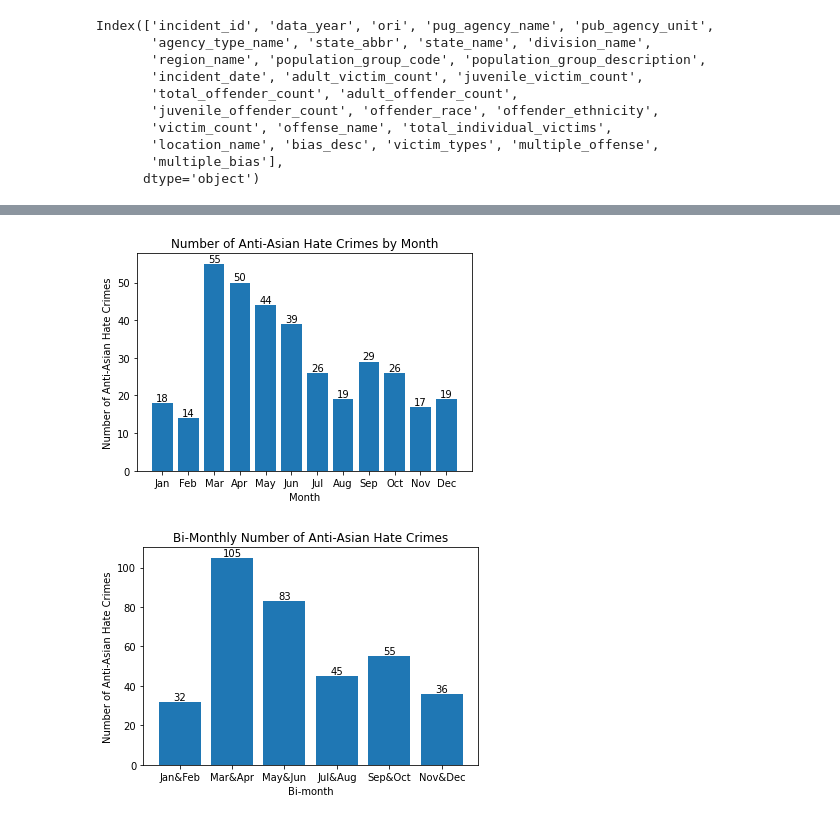
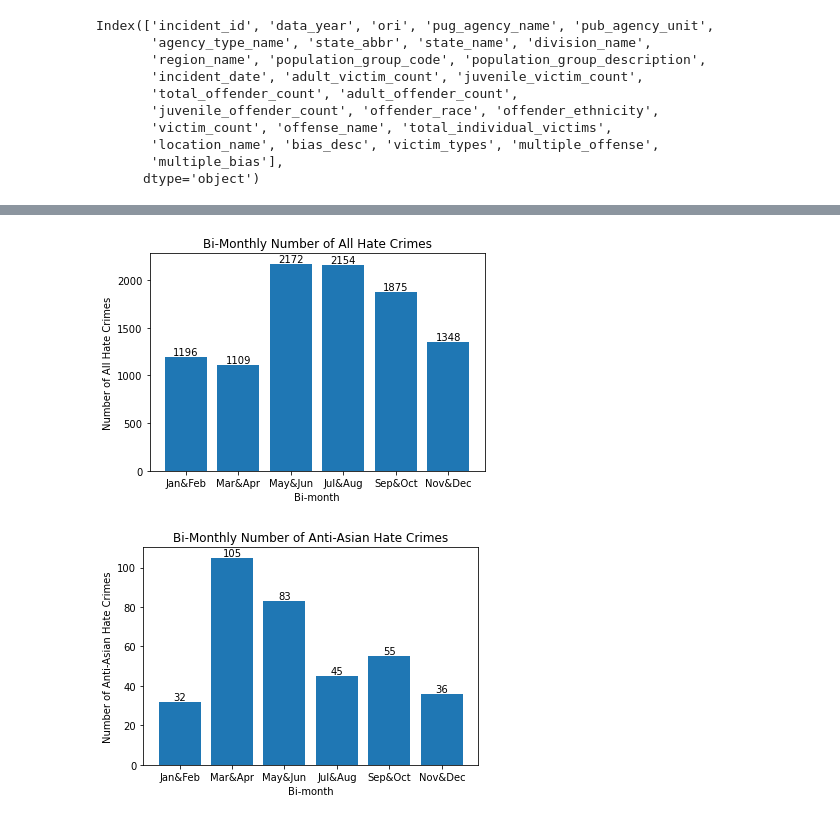
Before and after one commit to macs30200-s23/replication-materials-yuzhouw313, a Jupyter notebook: FBI_hatecrime/crime_analysis.ipynb, the cells around one changed output, grey strips where cells are left out. Saved outputs shown, nothing was run; the diff lists cells and outputs as text; code cells hidden in the pictures.

Commit message:
changes in FBI crime analysis

```diff
--- a/FBI_hatecrime/crime_analysis.ipynb
+++ b/FBI_hatecrime/crime_analysis.ipynb
@@ -150,3 +173,0 @@ df
-# %%
-df.index = pd.to_datetime(df.index)
-type(df.index[0])
@@ -187,0 +230,5 @@ Total 356
+# %%
+# Monthly incidents of anti-Asian hate crimes
+jan_a, feb_a, mar_a, apr_a, may_a, jun_a, jul_a, aug_a, sep_a, oct_a, nov_a, dec_a = monthly_count(df_asian)
+total_a = jan_a+feb_a+mar_a+apr_a+may_a+jun_a+jul_a+aug_a+sep_a+oct_a+nov_a+dec_a
+print("Total number of anti-Asian hate crimes = ", total_a)
@@ -187,0 +237,9 @@ Total 356
+# %%
+plt.figure(figsize=(10, 6))
+crime_num_a = [jan_a, feb_a, mar_a, apr_a, may_a, jun_a, jul_a, aug_a, sep_a, oct_a, nov_a, dec_a]
+
+plt.plot(months, crime_num_a)
+plt.title("Anti-Asian hate crime incidents on Monthly Basis")
+plt.xlabel("Date")
+plt.ylabel("Count")
+plt.show()
@@ -187,0 +277,11 @@ Total 356
+# %%
+plt.bar(months, crime_num_a)
+
+plt.title('Number of Anti-Asian Hate Crimes by Month')
+plt.xlabel('Month')
+plt.ylabel('Number of Anti-Asian Hate Crimes')
+
+for i in range(len(crime_num_a)):
+    plt.text(i, crime_num_a[i], crime_num_a[i], ha='center', va='bottom')
+
+plt.show()
@@ -188,16 +290,16 @@ Total 356
 # %%
-crime_num = [jan, feb, mar, apr, may, jun, jul, aug, sep, oct, nov, dec]
-months = ['Jan', 'Feb', 'Mar', 'Apr', 'May', 'Jun', 'Jul', 'Aug', 'Sep', 'Oct', 'Nov', 'Dec']
-plt.bar(months, crime_num)
+crime_num2 = [jan+feb, mar+apr, may+jun, jul+aug, sep+oct, nov+dec]
+bimonths = ['Jan&Feb', 'Mar&Apr', 'May&Jun', 'Jul&Aug', 'Sep&Oct', 'Nov&Dec']
+plt.bar(bimonths, crime_num2)
 
-plt.title('Number of Anti-Asian Hate Crimes by Month')
-plt.xlabel('Month')
-plt.ylabel('Number of Anti-Asian Hate Crimes')
+plt.title('Bi-Monthly Number of All Hate Crimes')
+plt.xlabel('Bi-month')
+plt.ylabel('Number of All Hate Crimes')
 
-for i in range(len(crime_num)):
-    plt.text(i, crime_num[i], crime_num[i], ha='center', va='bottom')
+for i in range(len(crime_num2)):
+    plt.text(i, crime_num2[i], crime_num2[i], ha='center', va='bottom')
 
 plt.show()
 # %% [output]
-[figure, old version]
+[figure, new version]
 # %%
```
Also changed, not shown: parts of 31 cells of this notebook, 2 other files.
